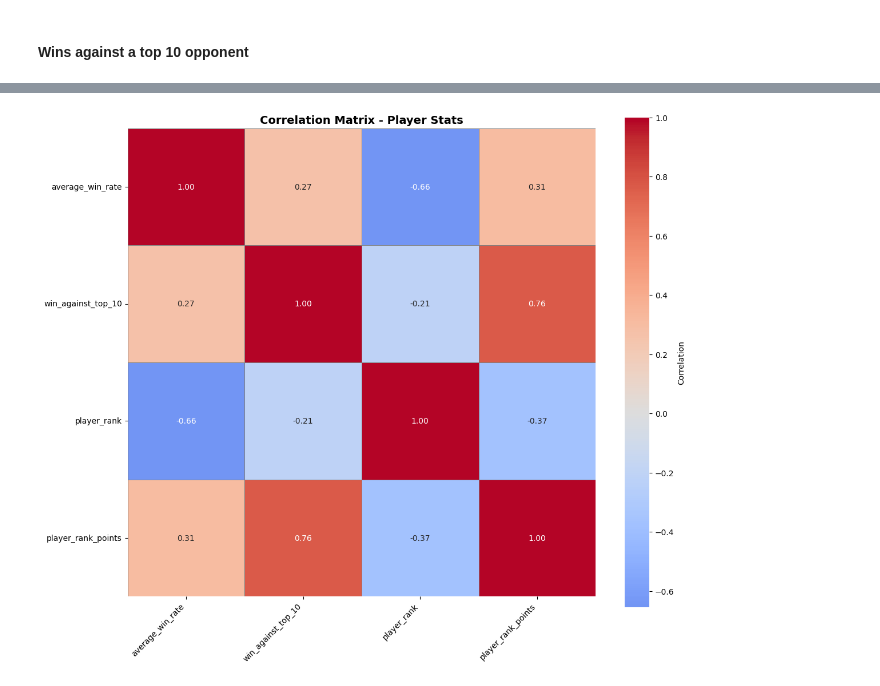
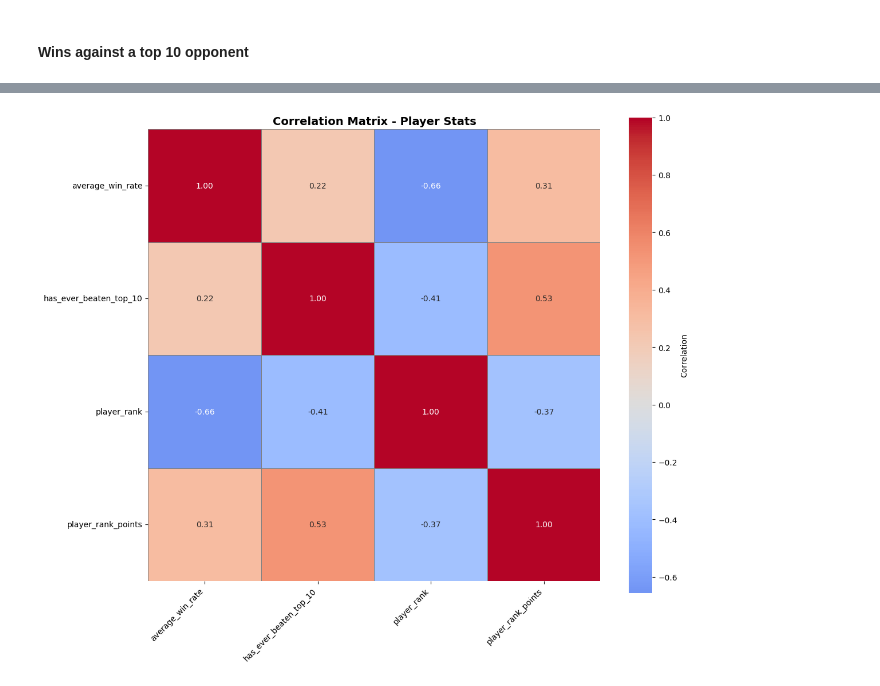
Before and after one commit to GolbertCeitaPages/CMI-DataScience-Project, a Jupyter notebook: player_stats.ipynb, the cells around one changed output, grey strips where cells are left out. Saved outputs shown, nothing was run; the diff lists cells and outputs as text; code cells hidden in the pictures.

Commit message:
changed wins_against_top_10 to has_ever_beaten_top_10 flag which flips to 1 (True) from the first time a top 10 has been beaten.

```diff
--- a/player_stats.ipynb
+++ b/player_stats.ipynb
@@ -72,34 +69,0 @@ player_stats.sort_values(by='matches_played', ascending=False).head()
-# %%
-# check all unique surface types
-df_copy['surface'].unique()
-
-# Average Win Rate per surface type
-surface_win_rate = (
-    df_copy.groupby(['player_id', 'surface'])
-           .agg(
-               wins=('match_outcome', 'sum'),
-               matches=('match_outcome', 'count')
-           )
-           .reset_index()
-)
-
-# Calculate win rate (wins / matches)
-surface_win_rate['win_rate'] = surface_win_rate['wins'] / surface_win_rate['matches']
-
-# Pivot to wide format so each surface becomes its own column with win rate values
-surface_win_rate_wide = surface_win_rate.pivot(index='player_id', columns='surface', values='win_rate').reset_index()
-
-# Prefix column names to avoid collisions and for clarity
-surface_win_rate_wide = surface_win_rate_wide.rename(columns=lambda x: f'win_rate_{x}' if x != 'player_id' else x)
-
-# Merge the wide-format surface win rates back into the main df_copy
-df_copy = df_copy.merge(surface_win_rate_wide, on='player_id', how='left')
-
-# Fill NaNs (players who never played a given surface) with 0 and round to 2 decimals
-win_rate_cols = [c for c in df_copy.columns if c.startswith('win_rate_')]
-if win_rate_cols:
-    df_copy[win_rate_cols] = df_copy[win_rate_cols].fillna(0).round(2)
-
-# Display the updated df_copy with new surface win rate columns for unique players sorted by win_rate_Clay and only showing columns: player_name and win rate columns. Also over 50 matches
-df_copy_filtered = df_copy[df_copy['matches'] > 50]
-df_copy_filtered[['player_name'] + win_rate_cols].drop_duplicates().sort_values(by='win_rate_Clay', ascending=False).head()
@@ -150,18 +158,18 @@ df_copy[['player_name', 'win_against_top_10']].drop_duplicates().sort_values(by=
 # %%
 import seaborn as sns
 import matplotlib.pyplot as plt
 
 # Correlation matrix of numeric columns in player_stats
-cols = ['average_win_rate', 'win_against_top_10', 'player_rank', 'player_rank_points']
+cols = ['average_win_rate', 'has_ever_beaten_top_10', 'player_rank', 'player_rank_points']
 corr_matrix = df_copy[cols].corr(numeric_only=True)
 
 plt.figure(figsize=(12, 10))
 sns.heatmap(corr_matrix, annot=True, cmap='coolwarm', center=0, square=True,
             fmt='.2f', cbar_kws={'label': 'Correlation'}, linewidths=0.5, linecolor='gray')
 plt.title('Correlation Matrix - Player Stats', fontsize=14, fontweight='bold')
 plt.xticks(rotation=45, ha='right')
 plt.yticks(rotation=0)
 plt.tight_layout()
 plt.show()
 # %% [output]
-[figure, old version]
+[figure, new version]
```
Also changed, not shown: parts of 4 cells of this notebook.
